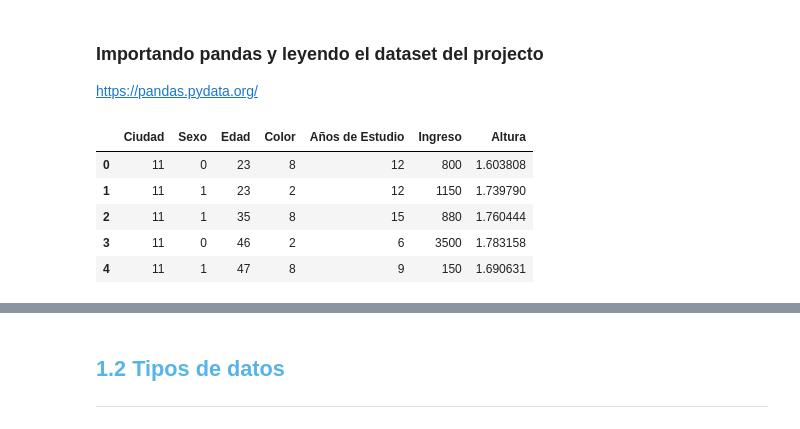
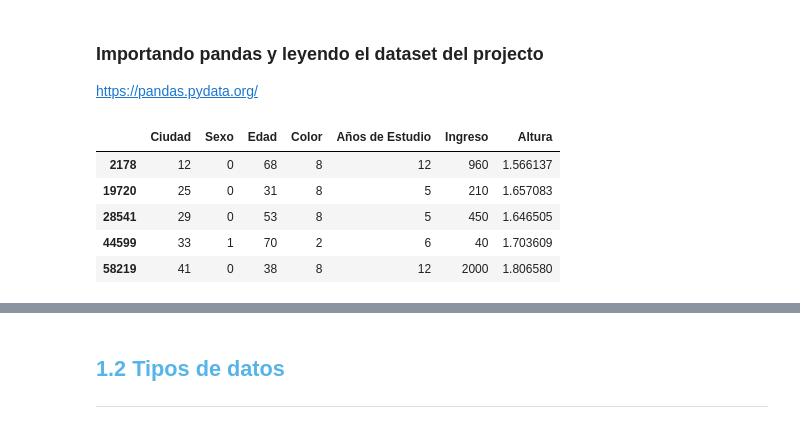
Before and after one commit to IsyelDev/Estadisticas_Machine_Learning_G8, a Jupyter notebook: Curso_de_Estadística_con_Python_1.ipynb, the cells around one changed output, grey strips where cells are left out. Saved outputs shown, nothing was run; the diff lists cells and outputs as text; code cells hidden in the pictures.

```diff
--- a/Curso_de_Estadística_con_Python_1.ipynb
+++ b/Curso_de_Estadística_con_Python_1.ipynb
@@ -102,13 +102,13 @@ https://pandas.pydata.org/
 # %%
 import pandas as pd
 data = pd.read_csv("datos.csv")
-data.head(5)
+data.sample(5)
 # %% [output]
 |  | Ciudad | Sexo | Edad | Color | Años de Estudio | Ingreso | Altura |
-| 0 | 11 | 0 | 23 | 8 | 12 | 800 | 1.603808 |
-| 1 | 11 | 1 | 23 | 2 | 12 | 1150 | 1.739790 |
-| 2 | 11 | 1 | 35 | 8 | 15 | 880 | 1.760444 |
-| 3 | 11 | 0 | 46 | 2 | 6 | 3500 | 1.783158 |
-| 4 | 11 | 1 | 47 | 8 | 9 | 150 | 1.690631 |
+| 2178 | 12 | 0 | 68 | 8 | 12 | 960 | 1.566137 |
+| 19720 | 25 | 0 | 31 | 8 | 5 | 210 | 1.657083 |
+| 28541 | 29 | 0 | 53 | 8 | 5 | 450 | 1.646505 |
+| 44599 | 33 | 1 | 70 | 2 | 6 | 40 | 1.703609 |
+| 58219 | 41 | 0 | 38 | 8 | 12 | 2000 | 1.806580 |
 # %%
 datos = pd.read_csv("/content/datos.csv")
```
Also changed, not shown: parts of 42 cells of this notebook, 2 other files.
